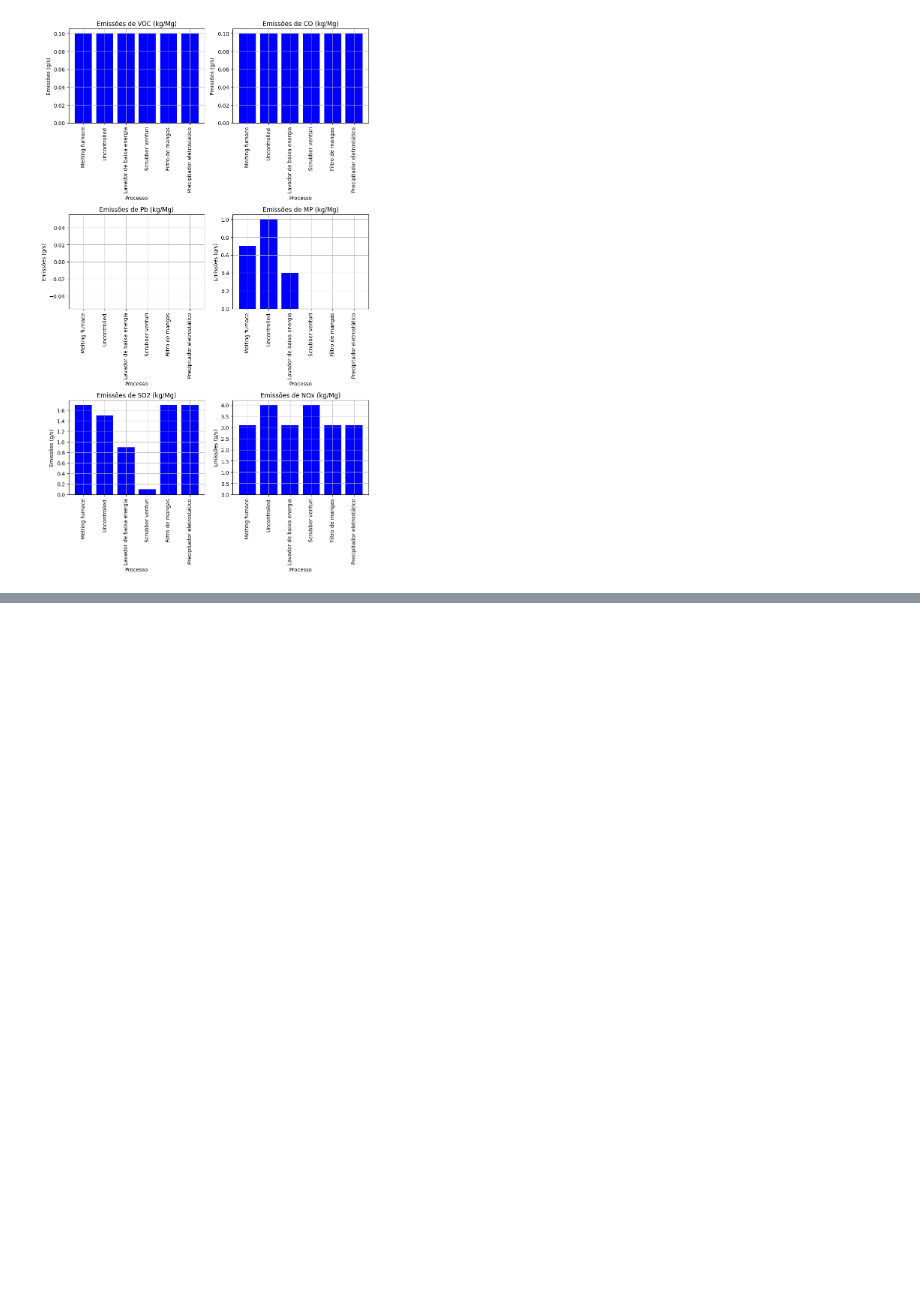
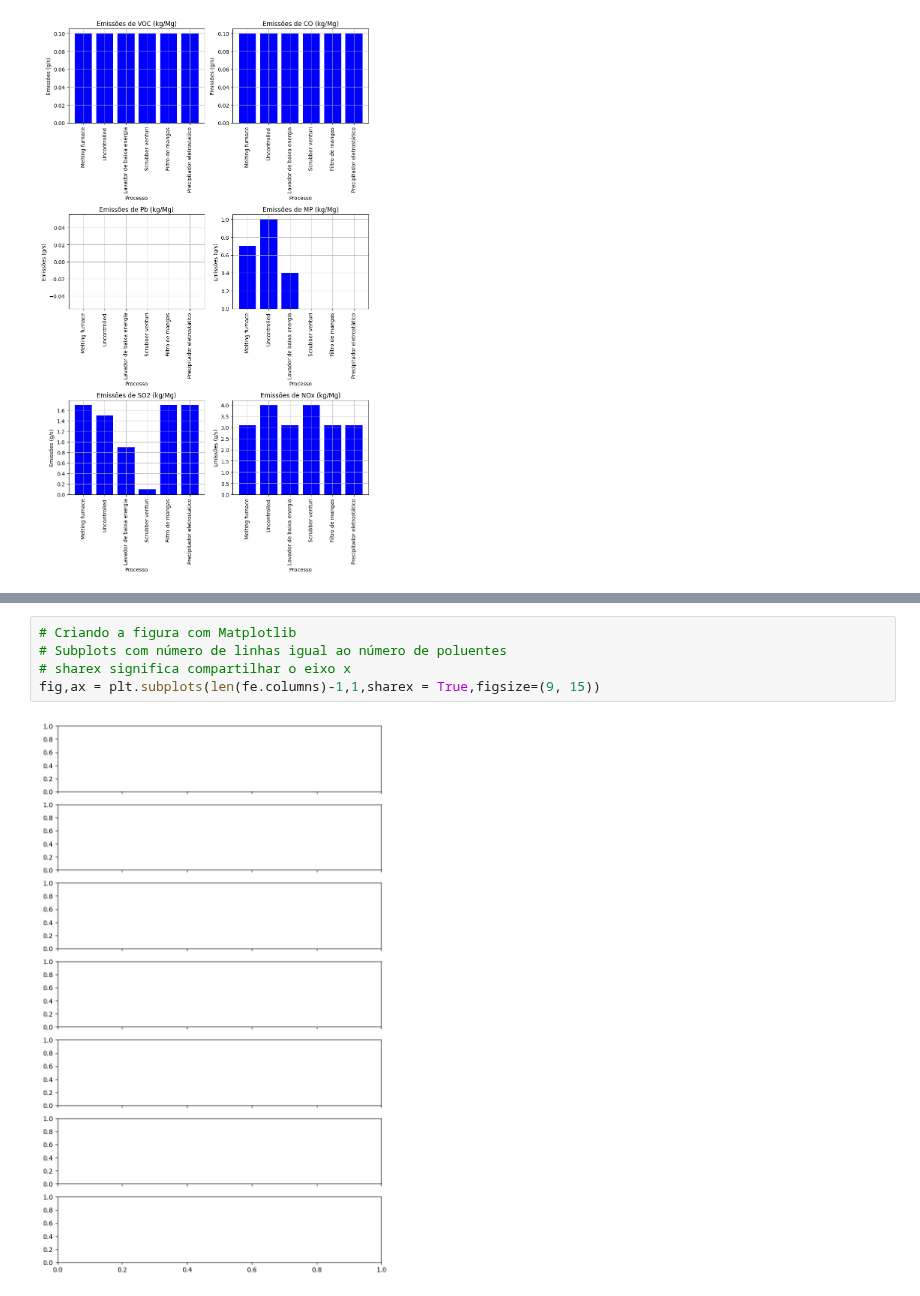
Before and after one commit to muriell-b/ENS5173_01, a Jupyter notebook: atividade01_parte1.ipynb, the cells around one changed output, grey strips where cells are left out. Drawn from its saved outputs; the diff is of its cells as text; blank space fills up the shorter version.

```diff
--- a/atividade01_parte1.ipynb
+++ b/atividade01_parte1.ipynb
@@ -310,3 +311,10 @@ emis = fe[['PM', 'VOC', 'NOx', 'SO2', 'CO', 'Pb']].sum()
 print(emis)
 # %% [output]
 KeyError: "None of [Index(['PM', 'VOC', 'NOx', 'SO2', 'CO', 'Pb'], dtype='object')] are in the [columns]"
+# %%
+# Criando a figura com Matplotlib
+# Subplots com número de linhas igual ao número de poluentes
+# sharex significa compartilhar o eixo x
+fig,ax = plt.subplots(len(fe.columns)-1,1,sharex = True,figsize=(9, 15))
+# %% [output]
+[figure, added]
```
Also changed, not shown: parts of 1 cell of this notebook.
